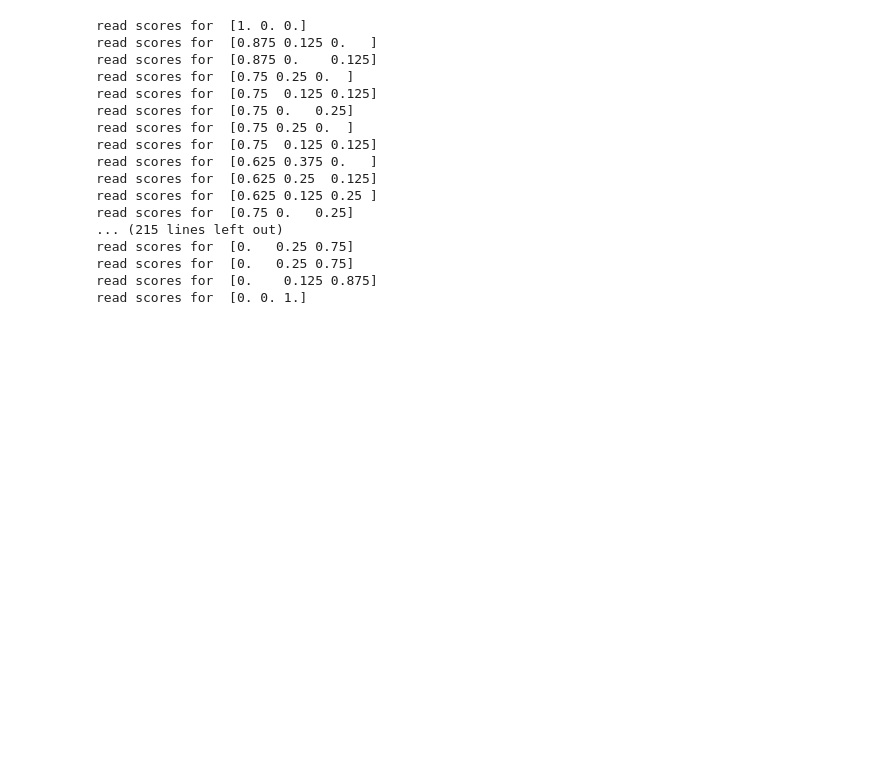
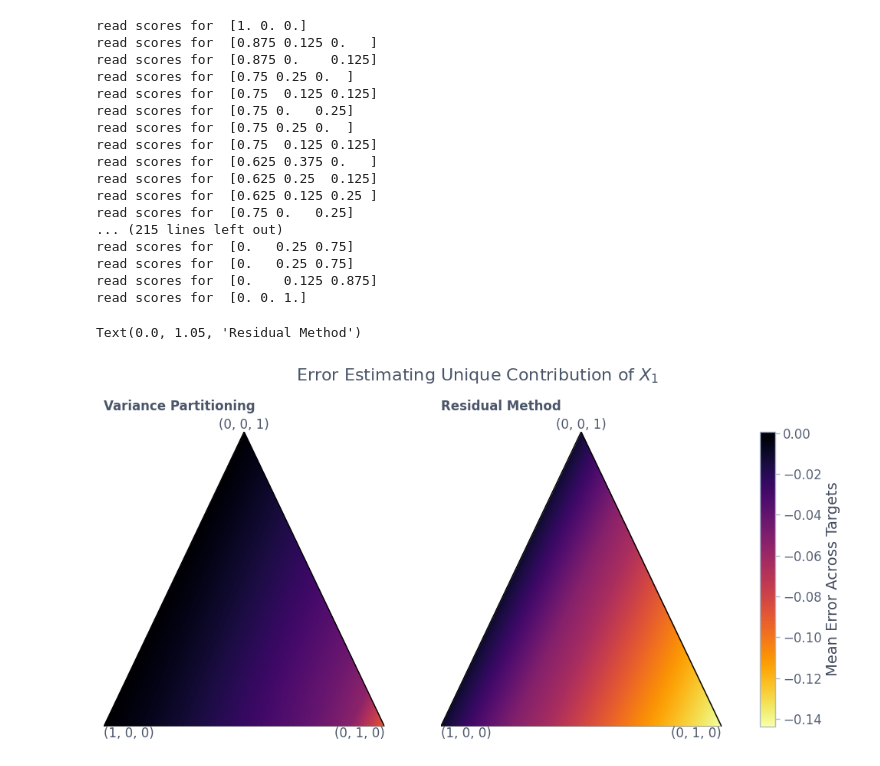
Before and after one commit to leo-schultheiss/compare_variance_residual, a Jupyter notebook: compare_variance_residual/plot_simplex.ipynb, the cells around one changed output. Saved outputs shown, nothing was run; the diff lists cells and outputs as text; code cells hidden in the pictures; blank space fills up the shorter version.

```diff
--- a/compare_variance_residual/plot_simplex.ipynb
+++ b/compare_variance_residual/plot_simplex.ipynb
@@ -285,3 +292,24 @@ read scores for  [0.   0.25 0.75]
 read scores for  [0.   0.25 0.75]
 read scores for  [0.    0.125 0.875]
 read scores for  [0. 0. 1.]
+# %%
+fig, axs = plt.subplots(1, 2, figsize=(13, 5))
+
+min_total = min(min(vp_x1_mean_predicted), min(rm_x1_mean_predicted))
+max_total = max(max(vp_x1_mean_predicted), max(rm_x1_mean_predicted))
+
+_, _, im_vp_x1 = plot_simplex(vp_x1_mean_predicted, ax=axs[0], min_total=min_total, max_total=max_total)
+_, _, im_rm_x1 = plot_simplex(rm_x1_mean_predicted, ax=axs[1], min_total=min_total, max_total=max_total)
+
+# add colorbar based on max values to figure
+cbar = fig.colorbar(im_vp_x1, ax=axs)
+cbar.set_label('Mean Error Across Targets')
+
+fig.suptitle(r"Error Estimating Unique Contribution of $X_1$", fontsize=16, y=1.05)
+
+# add column wise titles
+axs[0].set_title(r'Variance Partitioning', y=1.05, fontsize=12)
+axs[1].set_title(r'Residual Method', y=1.05, fontsize=12)
+# %% [output]
+Text(0.0, 1.05, 'Residual Method')
+[figure, added]
```
Also changed, not shown: parts of 16 cells of this notebook.
